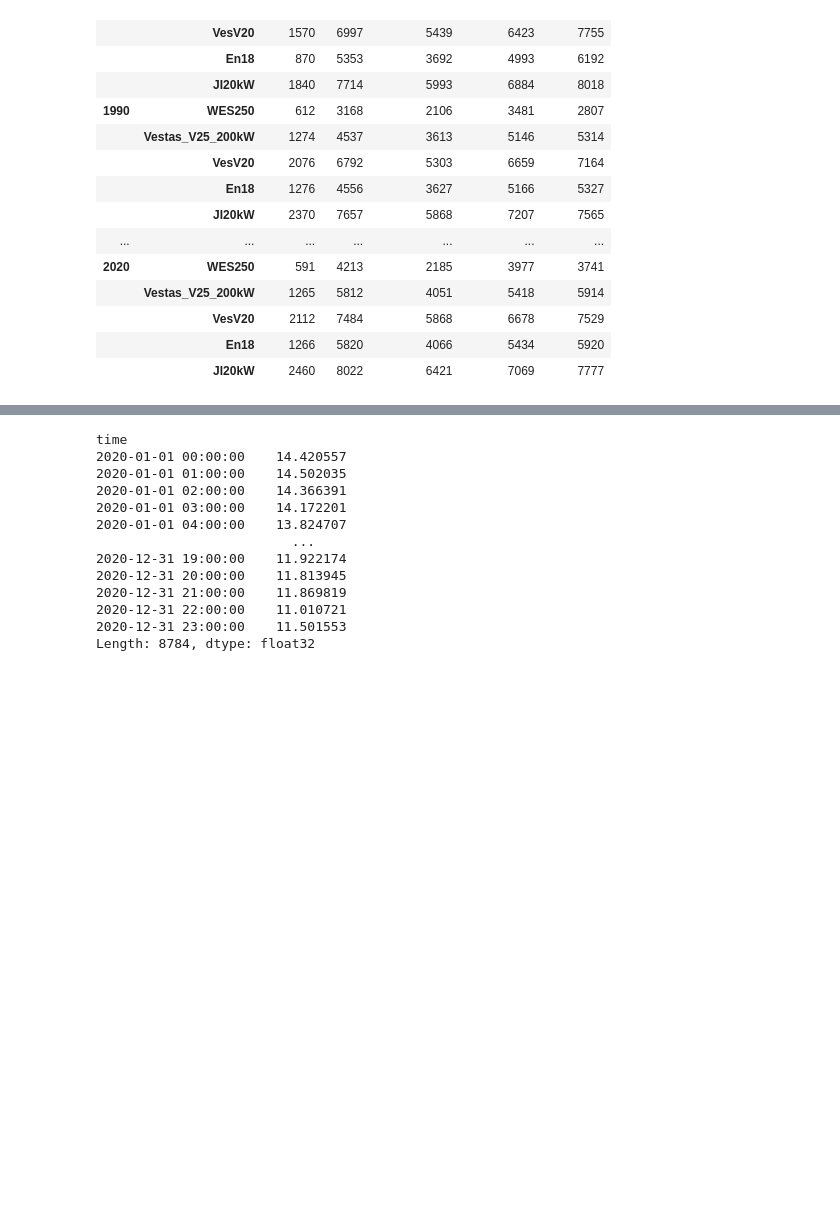
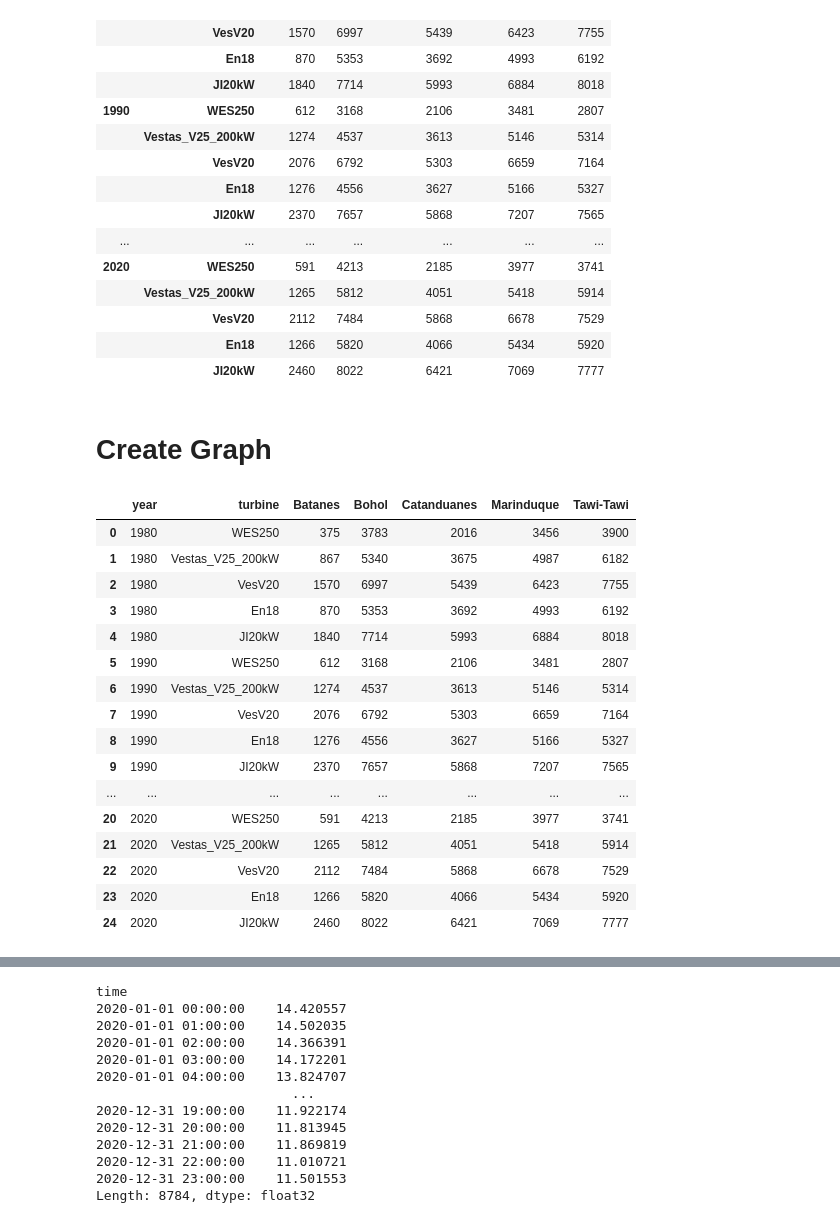
Before and after one commit to virio-andreyana/WEA, a Jupyter notebook: flauteanalyse.ipynb, the cells around one changed output, grey strips where cells are left out. Cells and saved outputs as stored; diff of their text form; code cells hidden in the pictures; blank space fills up the shorter version.

```diff
--- a/flauteanalyse.ipynb
+++ b/flauteanalyse.ipynb
@@ -68,3 +68,26 @@ nopower_df
 |  | VesV20 | 2112 | 7484 | 5868 | 6678 | 7529 |
 |  | En18 | 1266 | 5820 | 4066 | 5434 | 5920 |
 |  | JI20kW | 2460 | 8022 | 6421 | 7069 | 7777 |
+# %% [markdown]
+# Create Graph
+# %%
+nopower_df = pd.read_csv("results/flautenanalyse_h_a.csv").rename(columns={'Unnamed: 0':'year','Unnamed: 1':'turbine'})
+nopower_df
+# %% [output]
+|  | year | turbine | Batanes | Bohol | Catanduanes | Marinduque | Tawi-Tawi |
+| 0 | 1980 | WES250 | 375 | 3783 | 2016 | 3456 | 3900 |
+| 1 | 1980 | Vestas_V25_200kW | 867 | 5340 | 3675 | 4987 | 6182 |
+| 2 | 1980 | VesV20 | 1570 | 6997 | 5439 | 6423 | 7755 |
+| 3 | 1980 | En18 | 870 | 5353 | 3692 | 4993 | 6192 |
+| 4 | 1980 | JI20kW | 1840 | 7714 | 5993 | 6884 | 8018 |
+| 5 | 1990 | WES250 | 612 | 3168 | 2106 | 3481 | 2807 |
+| 6 | 1990 | Vestas_V25_200kW | 1274 | 4537 | 3613 | 5146 | 5314 |
+| 7 | 1990 | VesV20 | 2076 | 6792 | 5303 | 6659 | 7164 |
+| 8 | 1990 | En18 | 1276 | 4556 | 3627 | 5166 | 5327 |
+| 9 | 1990 | JI20kW | 2370 | 7657 | 5868 | 7207 | 7565 |
+| ... | ... | ... | ... | ... | ... | ... | ... |
+| 20 | 2020 | WES250 | 591 | 4213 | 2185 | 3977 | 3741 |
+| 21 | 2020 | Vestas_V25_200kW | 1265 | 5812 | 4051 | 5418 | 5914 |
+| 22 | 2020 | VesV20 | 2112 | 7484 | 5868 | 6678 | 7529 |
+| 23 | 2020 | En18 | 1266 | 5820 | 4066 | 5434 | 5920 |
+| 24 | 2020 | JI20kW | 2460 | 8022 | 6421 | 7069 | 7777 |
```
Also changed, not shown: parts of 3 cells of this notebook, 1 other file.
